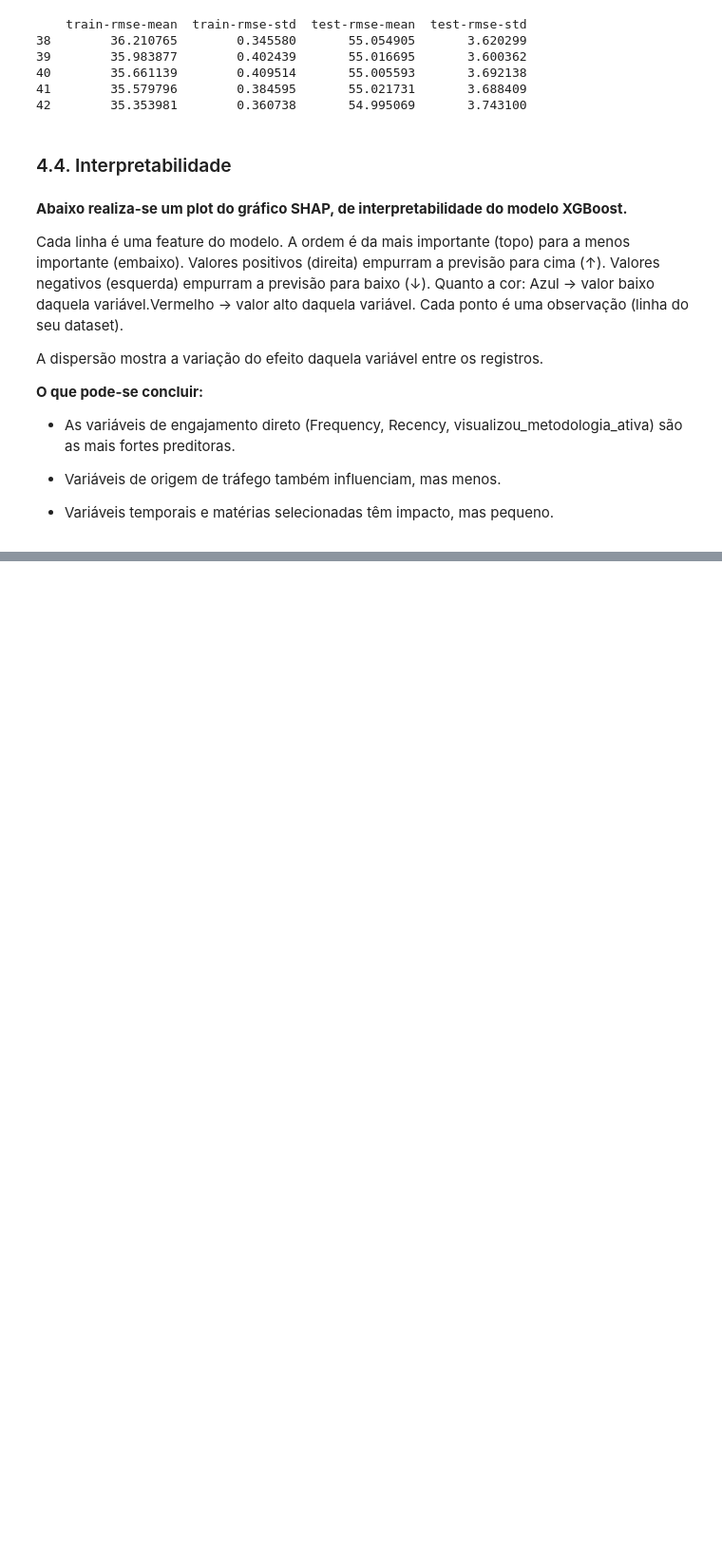
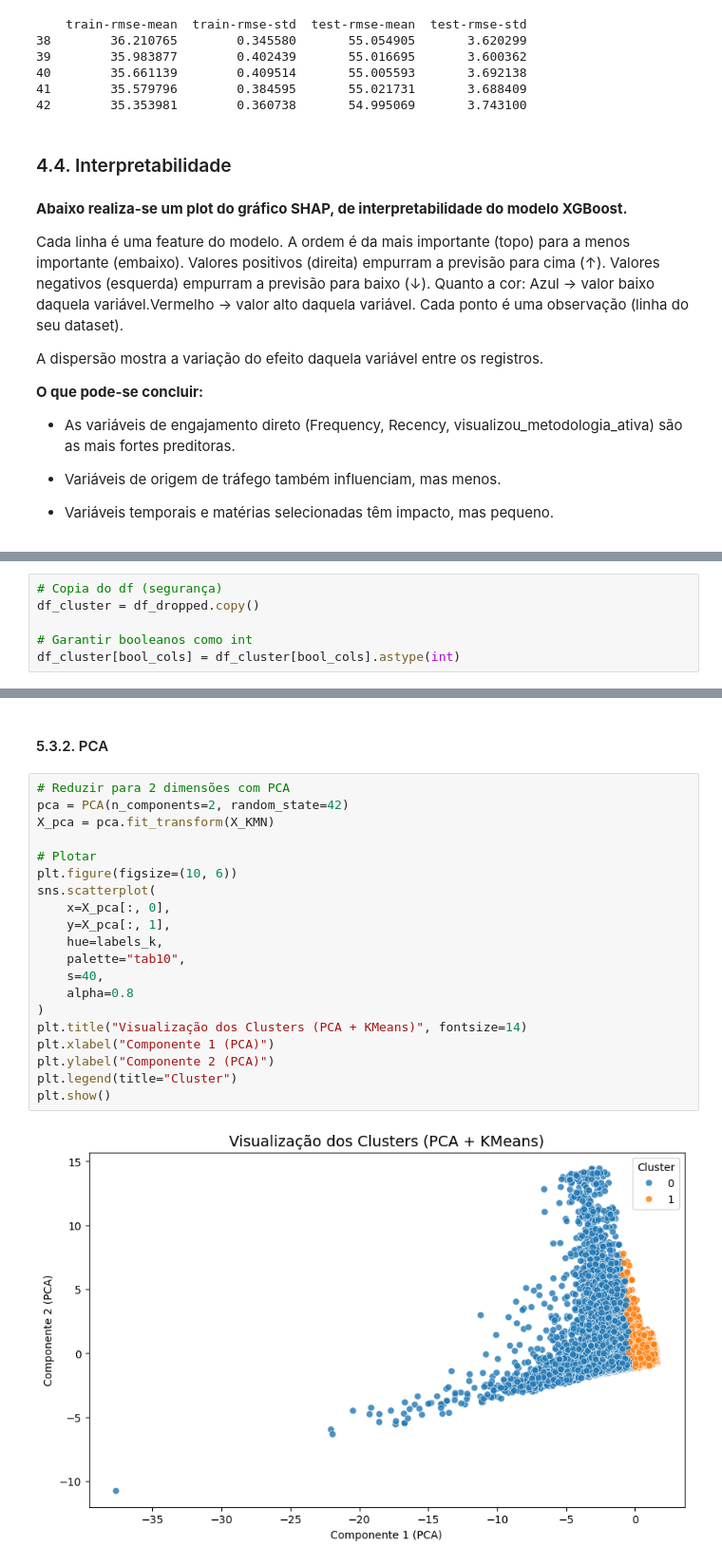
Before and after one commit to guifidalgo/Shiny-AprendiZAP, a Jupyter notebook: notebooks/ml_aprendizap_analysis.ipynb, the cells around one changed output, grey strips where cells are left out. Shown at 95% size. Drawn from its saved outputs; the diff is of its cells as text; blank space fills up the shorter version.

```diff
--- a/notebooks/ml_aprendizap_analysis.ipynb
+++ b/notebooks/ml_aprendizap_analysis.ipynb
@@ -656,0 +767,6 @@ shap.summary_plot(shap_values, X_test_transformed, feature_names=preprocessor.ge
+# %%
+# Copia do df (segurança)
+df_cluster = df_dropped.copy()
+
+# Garantir booleanos como int
+df_cluster[bool_cols] = df_cluster[bool_cols].astype(int)
@@ -656,0 +889,24 @@ shap.summary_plot(shap_values, X_test_transformed, feature_names=preprocessor.ge
+# %% [markdown]
+#### 5.3.2. PCA
+# %%
+# Reduzir para 2 dimensões com PCA
+pca = PCA(n_components=2, random_state=42)
+X_pca = pca.fit_transform(X_KMN)
+
+# Plotar
+plt.figure(figsize=(10, 6))
+sns.scatterplot(
+    x=X_pca[:, 0],
+    y=X_pca[:, 1],
+    hue=labels_k,
+    palette="tab10",
+    s=40,
+    alpha=0.8
+)
+plt.title("Visualização dos Clusters (PCA + KMeans)", fontsize=14)
+plt.xlabel("Componente 1 (PCA)")
+plt.ylabel("Componente 2 (PCA)")
+plt.legend(title="Cluster")
+plt.show()
+# %% [output]
+[figure, added]
```
Also changed, not shown: parts of 79 cells of this notebook, 9 other files.
